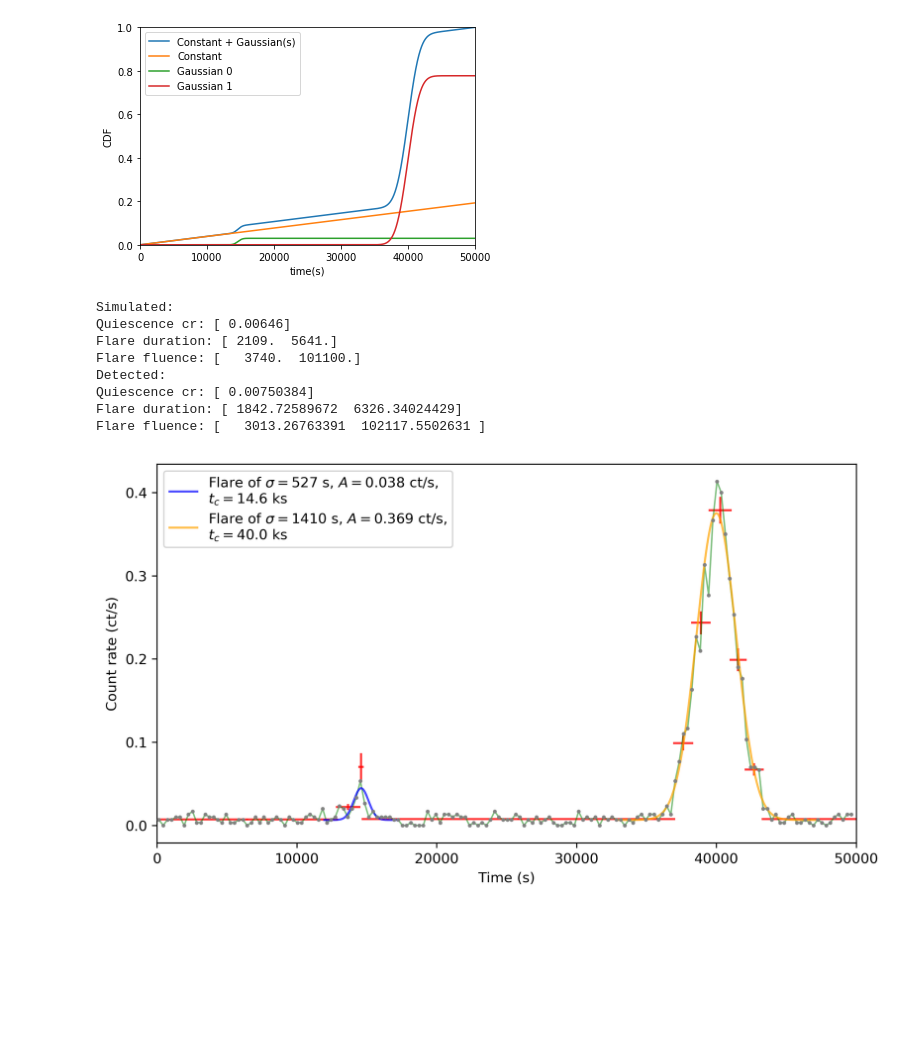
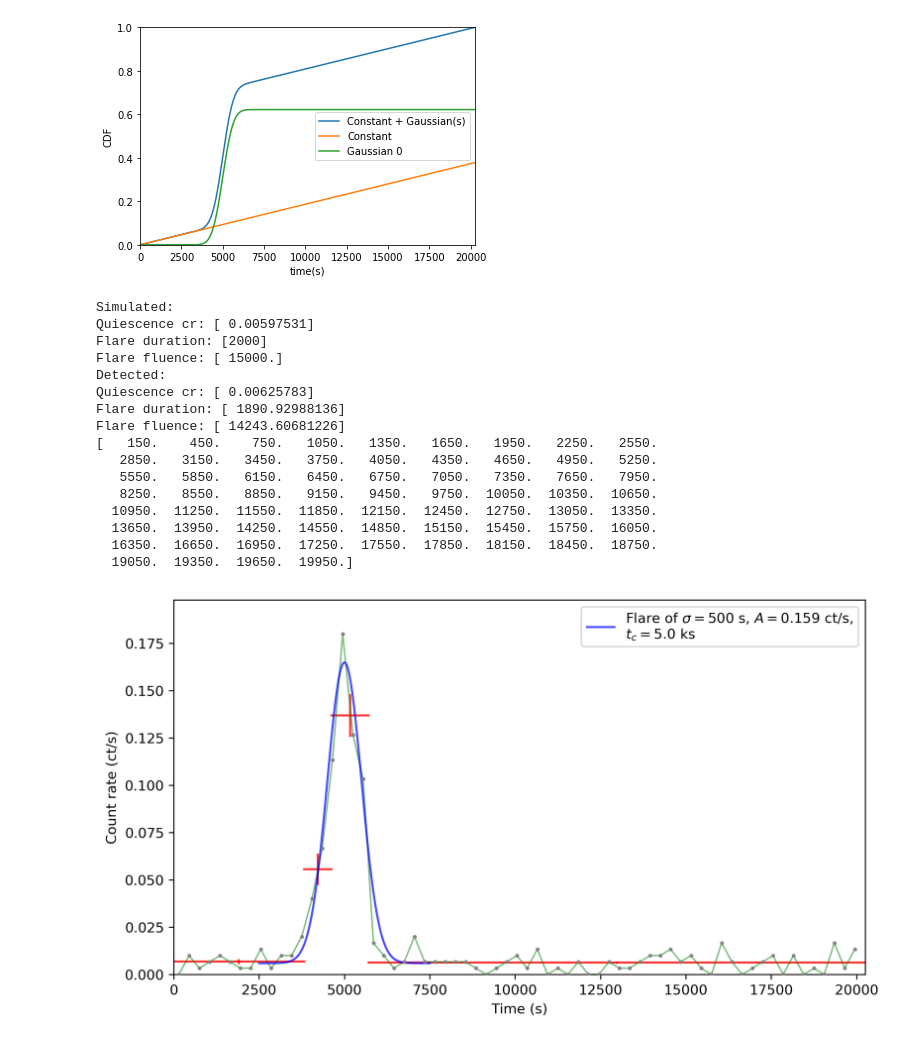
Before and after one commit to Elie23/X-ray-flare-simulator, a Jupyter notebook: X-ray-Simulator.ipynb, the cells around one changed output. Saved outputs shown, nothing was run; the diff lists cells and outputs as text; code cells hidden in the pictures; blank space fills up the shorter version.

```diff
--- a/X-ray-Simulator.ipynb
+++ b/X-ray-Simulator.ipynb
@@ -17,11 +17,11 @@ from scipy.optimize import curve_fit
 #==========================PLEASE ENTER THE WANTED PARAMETERS======================================
 #==================================================================================================
 XVP = False              #Whether or not the user wants to simulate XVP flares
-exposure = 50000.       #Exposure in seconds
+exposure = 20250.       #Exposure in seconds
 alpha = 1.              #Pile-up grade migration parameter
-flare_times = np.array([14603.,40000.])   #Center times of flares
-flare_duras = np.array([2109.,5641.])     #Durations of flares
-flare_flus = np.array([3.74,101.1])*1000. #Fluence of flares (2-10 keV, Unpiled, quiescence-subtracted, units of
+flare_times = np.array([5000.])#np.array([4603.,22000.])   #Center times of flares
+flare_duras = np.array([2000])#np.array([2109.,5641.])     #Durations of flares
+flare_flus = np.array([15.])*1000#np.array([3.74,101.1])*1000. #Fluence of flares (2-10 keV, Unpiled, quiescence-subtracted, units of
                                           #10^37 erg/s)
 Q_cr_med = 0.0063       #Quiescence median count rate (ct/s) (a random Poisson rate around this value will
                         #be drawn)
@@ -139,18 +139,23 @@ else:
         flare_mcr_piled[j] = SimulatorUtils.getratepu(simu_mcr_unpiled+tp_quiescence,frame_time,alpha) - tp_quiescence
 
 
+#Create the event list and run Baysian Blocks
 t_ev, info = SimulatorUtils.flare_gen(exposure, frame_time, actu_flare_times, flare_sim_sig, flare_mcr_piled,
-                       tp_quiescence, popt,pstd, nbootstrap=0, plot=True,alpha=4,mcrtoA=mcrtoA)
+                       tp_quiescence, popt,pstd, nbootstrap=0, plot=True, save_plot=True,alpha=4,mcrtoA=mcrtoA)
 
-
+#Bin the light curve. Note that the bins are the middle time of each bin such that in the plot there wont be
+#a point at exactly 0 for example.
 bin_array, binned_cr, binned_cr_err = SimulatorUtils.binnyboy(300.,t_ev[-1], t_ev)
 
-ledges = info.ledges
-redges = info.redges
-counts = info.counts
-widths = info.widths
-rates = info.rates
+#info contains all the info about each block
+ledges = info.ledges  #Beginning of each blocl
+redges = info.redges  #End of eac block
+counts = info.counts  #Counts in each block
+widths = info.widths  #Duration of each block
+rates = info.rates    #Count rate of each block
 
+#Group the flaring block and find the quiescence. Data contains the raw block information (no pile-up correction)
+#block is pile-up corrected but not quiescence-subtracted
 if XVP:
     data, block, LoRate = SimulatorUtils.XVPget_flare_bb_nobsnopcr(ledges, redges, counts, widths, rates,Q_ratio,
                                                             new_ratio,piled_cr,incident_cr,
@@ -164,6 +169,8 @@ ledges,redges,counts,widths,rates=data[:,0],data[:,1],data[:,2],data[:,3],data[:
 det_dura = np.array([])
 det_fluence = np.array([])
 
+
+#Retrieve the flares' durations and fluences
 if XVP:
     if block is not None:
         #For each detected flare...
@@ -189,6 +196,7 @@ print('Flare duration: {}'.format(det_dura))
 print('Flare fluence: {}'.format(det_fluence))
 
 
+#Plot the light curve
 fig = plt.figure(figsize=(9, 5), dpi=300)
 
 for j in range(len(rates)):
@@ -205,41 +213,51 @@ for j in range(len(rates)):
         plt.errorbar((ledges[j]+redges[j])/2, rates[j], yerr =bsrstds[j], ls = 'none', alpha = 0.8,color='red')
 
 plt.scatter(bin_array,binned_cr, color='grey', marker="o", s=3.3, alpha=0.9, zorder=3)#, label='300s bins')
 plt.plot(bin_array,binned_cr, color='green', lw=1.1, alpha=0.5)
 
-
+print(bin_array)
 
 plt.ylabel('Count rate (ct/s)')
 plt.xlabel('Time (s)')
 plt.xlim([0,exposure])
 flare_Amp = mcrtoA*flare_mcr_piled
 size = len(flare_sim_sig)
 sizet = int((10*np.sort(flare_sim_sig)[-1])/(0.1*frame_time)+1)
 tgau = np.zeros(size*sizet).reshape(size,sizet)
 for i in range(size):
     tgau[i] = np.linspace(actu_flare_times[i]-5*flare_sim_sig[i],actu_flare_times[i]+5*flare_sim_sig[i],sizet)
 for i in range(size):
     if i==0:
         plt.plot(tgau[i], SimulatorUtils.Gau(tgau[i],flare_Amp[i], flare_sim_sig[i], actu_flare_times[i])+
              tp_quiescence*np.ones(len(tgau[i])), '-', color='blue', lw=1.5, alpha=0.7,
              label=r'Flare of $\sigma={:5.0f}$ s, $A={:1.3f}$ ct/s,'.format(
                  flare_sim_sig[i],flare_Amp[i])+'\n' +r'$t_c={:5.1f}$ ks'.format(actu_flare_times[i]/1000.))
     else:
         plt.plot(tgau[i], SimulatorUtils.Gau(tgau[i],flare_Amp[i], flare_sim_sig[i], actu_flare_times[i])+
              tp_quiescence*np.ones(len(tgau[i])), '-', color='orange', lw=1.5, alpha=0.7,
              label=r'Flare of $\sigma={:5.0f}$ s, $A={:1.3f}$ ct/s,'.format(
                  flare_sim_sig[i],flare_Amp[i])+'\n' +r'$t_c={:5.1f}$ ks'.format(actu_flare_times[i]/1000.))
 
+plt.ylim([0,1.1*max(binned_cr)])
 plt.legend()
+plt.savefig('Simple_example.pdf')
 plt.show()
 # %% [output]
-[figure, old version]
+[figure, new version]
 Simulated:
-Quiescence cr: [ 0.00646]
-Flare duration: [ 2109.  5641.]
-Flare fluence: [   3740.  101100.]
+Quiescence cr: [ 0.00597531]
+Flare duration: [2000]
+Flare fluence: [ 15000.]
 Detected:
-Quiescence cr: [ 0.00750384]
-Flare duration: [ 1842.72589672  6326.34024429]
-Flare fluence: [   3013.26763391  102117.5502631 ]
+Quiescence cr: [ 0.00625783]
+Flare duration: [ 1890.92988136]
+Flare fluence: [ 14243.60681226]
+[   150.    450.    750.   1050.   1350.   1650.   1950.   2250.   2550.
+   2850.   3150.   3450.   3750.   4050.   4350.   4650.   4950.   5250.
+   5550.   5850.   6150.   6450.   6750.   7050.   7350.   7650.   7950.
+   8250.   8550.   8850.   9150.   9450.   9750.  10050.  10350.  10650.
+  10950.  11250.  11550.  11850.  12150.  12450.  12750.  13050.  13350.
+  13650.  13950.  14250.  14550.  14850.  15150.  15450.  15750.  16050.
+  16350.  16650.  16950.  17250.  17550.  17850.  18150.  18450.  18750.
+  19050.  19350.  19650.  19950.]
-[figure, old version]
+[figure, new version]
```
